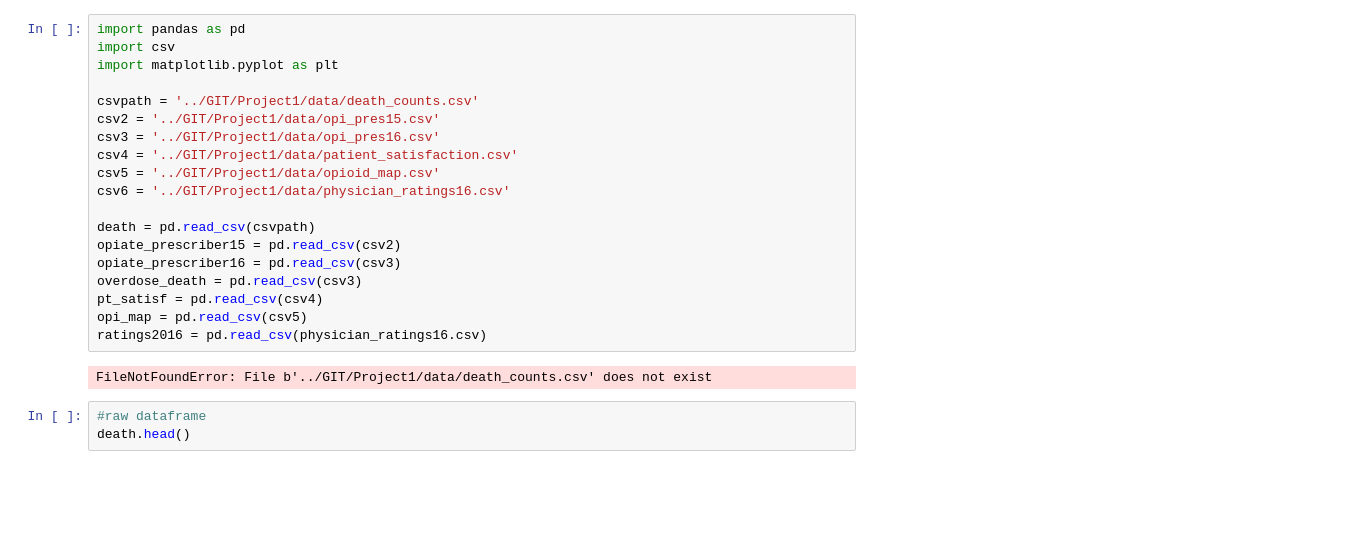
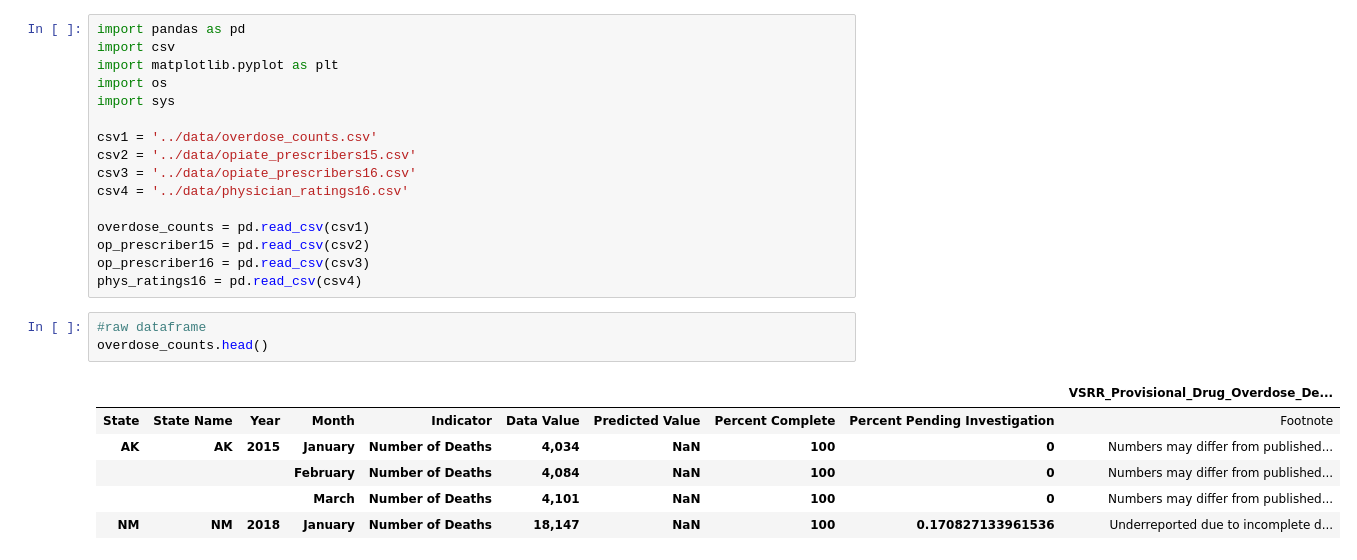
Before and after one commit to MTDahmer/Project1, a Jupyter notebook: notebooks/Heather.ipynb, the cells around one changed output. Saved outputs shown, nothing was run; the diff lists cells and outputs as text; blank space fills up the shorter version.

```diff
--- a/notebooks/Heather.ipynb
+++ b/notebooks/Heather.ipynb
@@ -2,25 +2,27 @@
 import pandas as pd
 import csv
 import matplotlib.pyplot as plt
+import os
+import sys
 
-csvpath = '../GIT/Project1/data/death_counts.csv'
-csv2 = '../GIT/Project1/data/opi_pres15.csv'
-csv3 = '../GIT/Project1/data/opi_pres16.csv'
-csv4 = '../GIT/Project1/data/patient_satisfaction.csv'
-csv5 = '../GIT/Project1/data/opioid_map.csv'
-csv6 = '../GIT/Project1/data/physician_ratings16.csv'
+csv1 = '../data/overdose_counts.csv'
+csv2 = '../data/opiate_prescribers15.csv'
+csv3 = '../data/opiate_prescribers16.csv'
+csv4 = '../data/physician_ratings16.csv'
 
-death = pd.read_csv(csvpath)
-opiate_prescriber15 = pd.read_csv(csv2)
-opiate_prescriber16 = pd.read_csv(csv3)
-overdose_death = pd.read_csv(csv3)
-pt_satisf = pd.read_csv(csv4)
-opi_map = pd.read_csv(csv5)
-ratings2016 = pd.read_csv(physician_ratings16.csv)
+overdose_counts = pd.read_csv(csv1)
+op_prescriber15 = pd.read_csv(csv2)
+op_prescriber16 = pd.read_csv(csv3)
+phys_ratings16 = pd.read_csv(csv4)
-# %% [output]
-FileNotFoundError: File b'../GIT/Project1/data/death_counts.csv' does not exist
 # %%
 #raw dataframe
-death.head()
+overdose_counts.head()
+# %% [output]
+|  |  |  |  |  |  |  |  |  | VSRR_Provisional_Drug_Overdose_De... |
+| State | State Name | Year | Month | Indicator | Data Value | Predicted Value | Percent Complete | Percent Pending Investigation | Footnote |
+| AK | AK | 2015 | January | Number of Deaths | 4,034 | NaN | 100 | 0 | Numbers may differ from published... |
+|  |  |  | February | Number of Deaths | 4,084 | NaN | 100 | 0 | Numbers may differ from published... |
+|  |  |  | March | Number of Deaths | 4,101 | NaN | 100 | 0 | Numbers may differ from published... |
+| NM | NM | 2018 | January | Number of Deaths | 18,147 | NaN | 100 | 0.170827133961536 | Underreported due to incomplete d... |
 # %%
 #reset index
```
Also changed, not shown: parts of 12 cells of this notebook, 5 other files.
